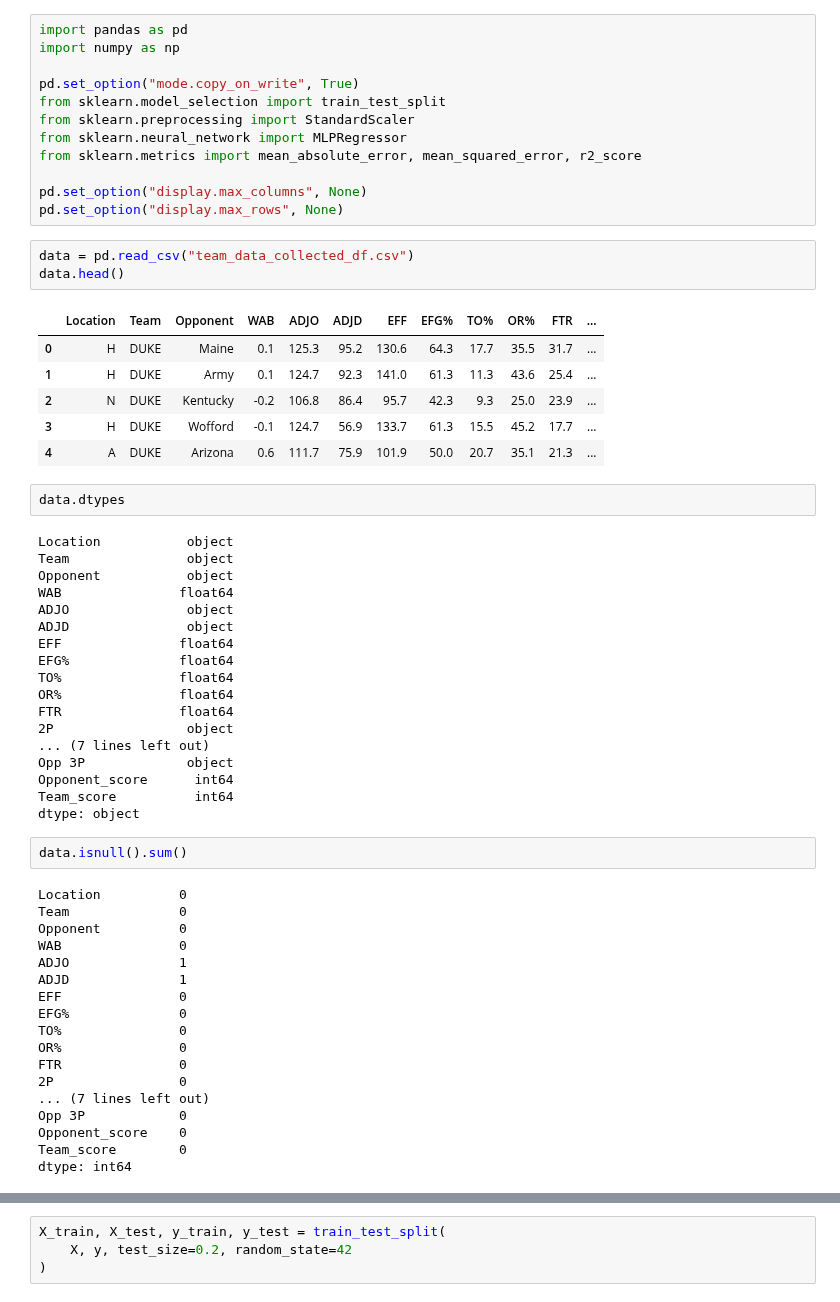
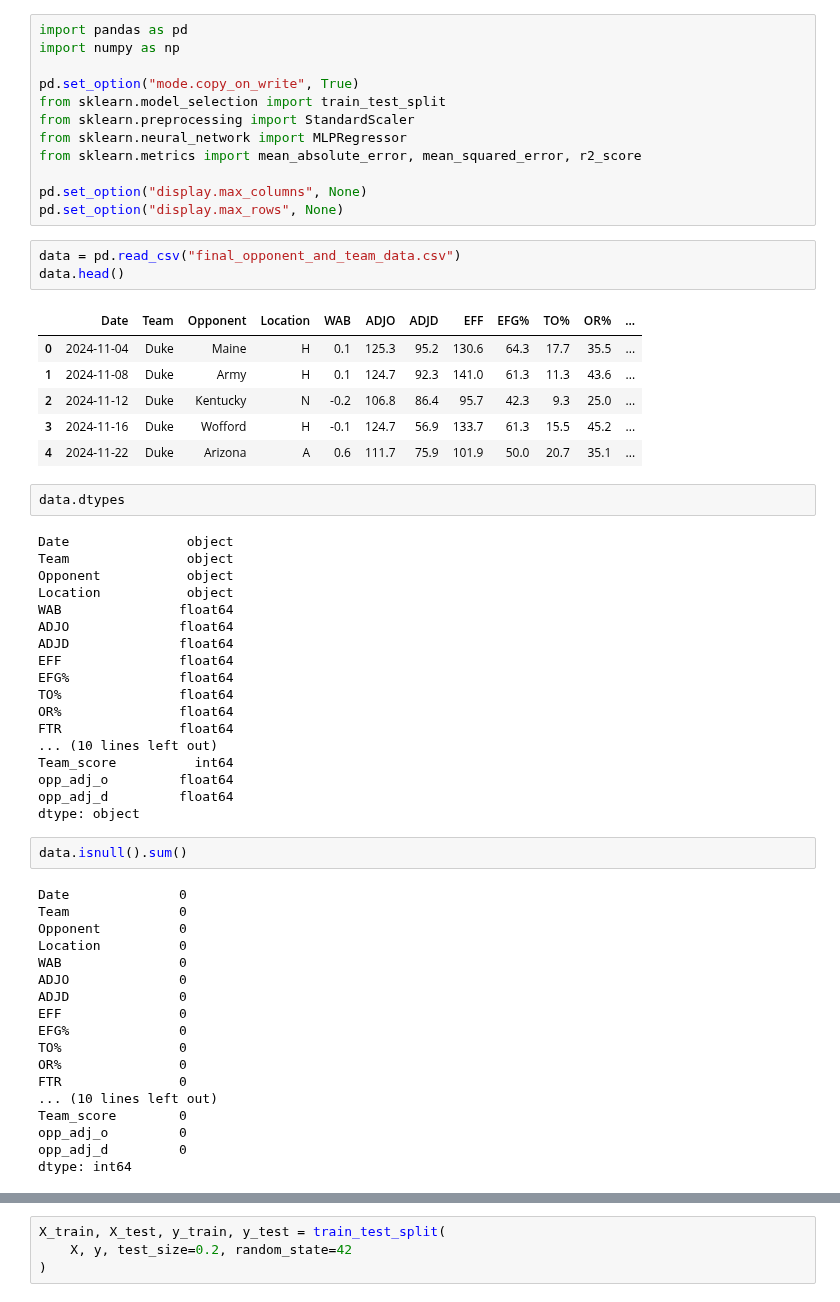
Before and after one commit to visheshgupta19/Stats_competition-, a Jupyter notebook: neural_network.ipynb, the cells around one changed output, grey strips where cells are left out. Cells and saved outputs as stored; diff of their text form.

```diff
--- a/neural_network.ipynb
+++ b/neural_network.ipynb
@@ -11,54 +11,54 @@ from sklearn.metrics import mean_absolute_error, mean_squared_error, r2_score
 pd.set_option("display.max_columns", None)
 pd.set_option("display.max_rows", None)
 # %%
-data = pd.read_csv("team_data_collected_df.csv")
+data = pd.read_csv("final_opponent_and_team_data.csv")
 data.head()
 # %% [output]
-|  | Location | Team | Opponent | WAB | ADJO | ADJD | EFF | EFG% | TO% | OR% | FTR | ... |
-| 0 | H | DUKE | Maine | 0.1 | 125.3 | 95.2 | 130.6 | 64.3 | 17.7 | 35.5 | 31.7 | ... |
-| 1 | H | DUKE | Army | 0.1 | 124.7 | 92.3 | 141.0 | 61.3 | 11.3 | 43.6 | 25.4 | ... |
-| 2 | N | DUKE | Kentucky | -0.2 | 106.8 | 86.4 | 95.7 | 42.3 | 9.3 | 25.0 | 23.9 | ... |
-| 3 | H | DUKE | Wofford | -0.1 | 124.7 | 56.9 | 133.7 | 61.3 | 15.5 | 45.2 | 17.7 | ... |
-| 4 | A | DUKE | Arizona | 0.6 | 111.7 | 75.9 | 101.9 | 50.0 | 20.7 | 35.1 | 21.3 | ... |
+|  | Date | Team | Opponent | Location | WAB | ADJO | ADJD | EFF | EFG% | TO% | OR% | ... |
+| 0 | 2024-11-04 | Duke | Maine | H | 0.1 | 125.3 | 95.2 | 130.6 | 64.3 | 17.7 | 35.5 | ... |
+| 1 | 2024-11-08 | Duke | Army | H | 0.1 | 124.7 | 92.3 | 141.0 | 61.3 | 11.3 | 43.6 | ... |
+| 2 | 2024-11-12 | Duke | Kentucky | N | -0.2 | 106.8 | 86.4 | 95.7 | 42.3 | 9.3 | 25.0 | ... |
+| 3 | 2024-11-16 | Duke | Wofford | H | -0.1 | 124.7 | 56.9 | 133.7 | 61.3 | 15.5 | 45.2 | ... |
+| 4 | 2024-11-22 | Duke | Arizona | A | 0.6 | 111.7 | 75.9 | 101.9 | 50.0 | 20.7 | 35.1 | ... |
 # %%
 data.dtypes
 # %% [output]
-Location           object
+Date               object
 Team               object
 Opponent           object
+Location           object
 WAB               float64
-ADJO               object
-ADJD               object
+ADJO              float64
+ADJD              float64
 EFF               float64
 EFG%              float64
 TO%               float64
 OR%               float64
 FTR               float64
-2P                 object
-... (7 lines left out)
-Opp 3P             object
-Opponent_score      int64
+... (10 lines left out)
 Team_score          int64
+opp_adj_o         float64
+opp_adj_d         float64
 dtype: object
 # %%
 data.isnull().sum()
 # %% [output]
-Location          0
+Date              0
 Team              0
 Opponent          0
+Location          0
 WAB               0
-ADJO              1
-ADJD              1
+ADJO              0
+ADJD              0
 EFF               0
 EFG%              0
 TO%               0
 OR%               0
 FTR               0
-2P                0
-... (7 lines left out)
-Opp 3P            0
-Opponent_score    0
+... (10 lines left out)
 Team_score        0
+opp_adj_o         0
+opp_adj_d         0
 dtype: int64
 # %%
 data[data.isnull().any(axis=1)]
```
Also changed, not shown: parts of 24 cells of this notebook, 2 other files.
